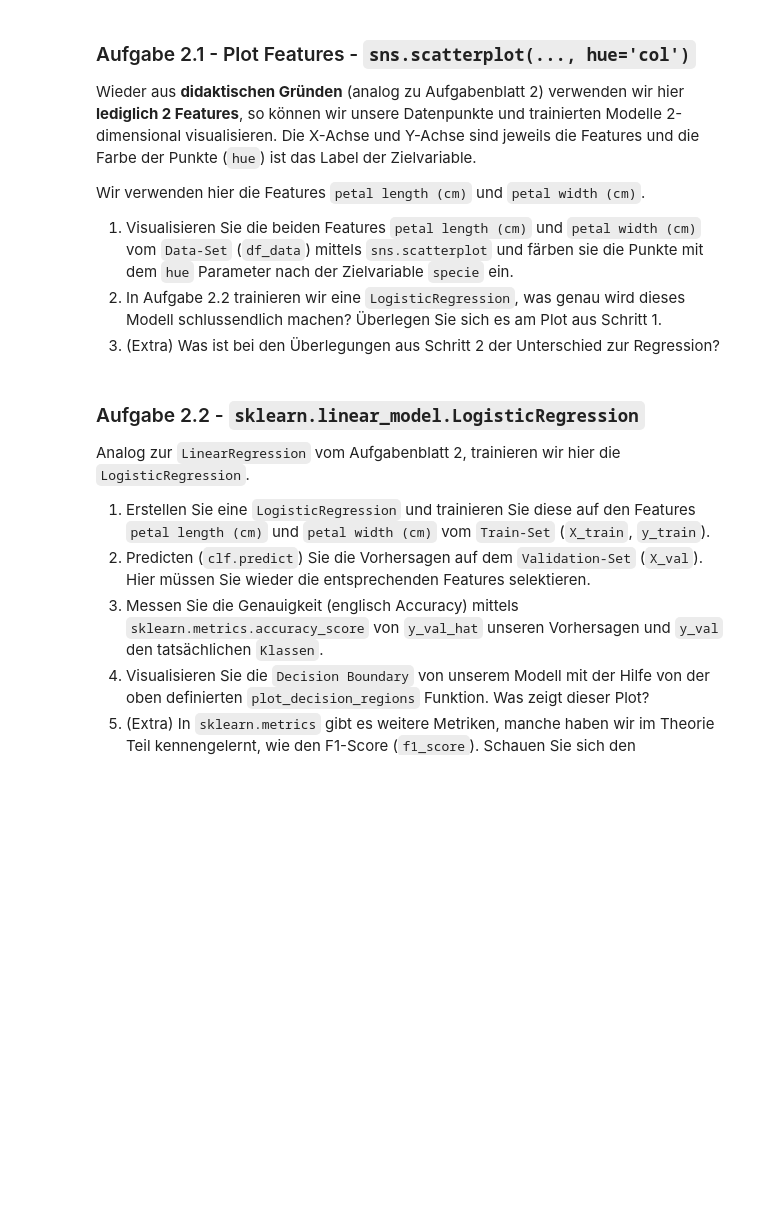
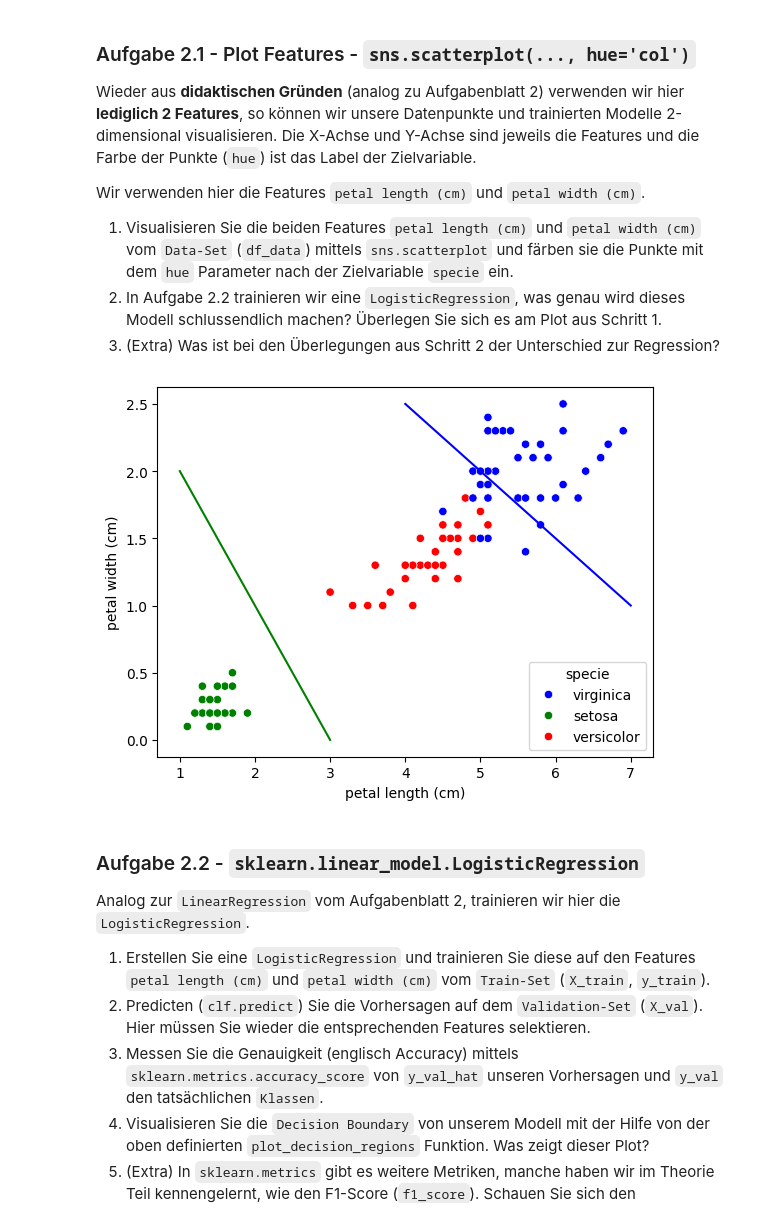
Before and after one commit to gasserandreas/Jupyter-lab-fhnw, a Jupyter notebook: 09_Machine Learning/day2/exercies/classification/classification.ipynb, the cells around one changed output. Cells and saved outputs as stored; diff of their text form; code cells hidden in the pictures; blank space fills up the shorter version.

```diff
--- a/09_Machine Learning/day2/exercies/classification/classification.ipynb
+++ b/09_Machine Learning/day2/exercies/classification/classification.ipynb
@@ -116,6 +168,14 @@ def plot_decision_regions(clf: LinearClassifierMixin, data: pd.DataFrame, x: str
     else:
         zz = np.vectorize(lambda x: list(clf.classes_).index(x))(zz)
         plt.contourf(xx, yy, zz, alpha=0.25, extend='both')
+# %%
+# Farben werden in der Musterlösung wiederverwendet um ein einheitliches Farbschema über die Aufgaben hinweg zu haben.
+# Für die Lösung der Aufgaben sind sie nicht relevant.
+colors = {
+    'versicolor': 'red',
+    'virginica': 'blue',
+    'setosa': 'green'
+}
 # %% [markdown]
 ## Aufgabe 1 - Daten Analyse
 
@@ -180,3 +259,13 @@ Wir verwenden hier die Features `petal length (cm)` und `petal width (cm)`.
+# %%
+# 1
+sns.scatterplot(data=df_data, x='petal length (cm)', y='petal width (cm)', hue='specie', palette=colors)
+
+# Diese Linien sind von Auge gesetzt, das Modell findet diese selbst.
+plt.plot([1, 3], [2.0, 0.0], c='g')
+plt.plot([4, 7], [2.5, 1.0], c='b')
+plt.show()
+# %% [output]
+[figure, added]
 # %% [markdown]
 ### Aufgabe 2.2 - `sklearn.linear_model.LogisticRegression`
 
```
Also changed, not shown: parts of 15 cells of this notebook.
